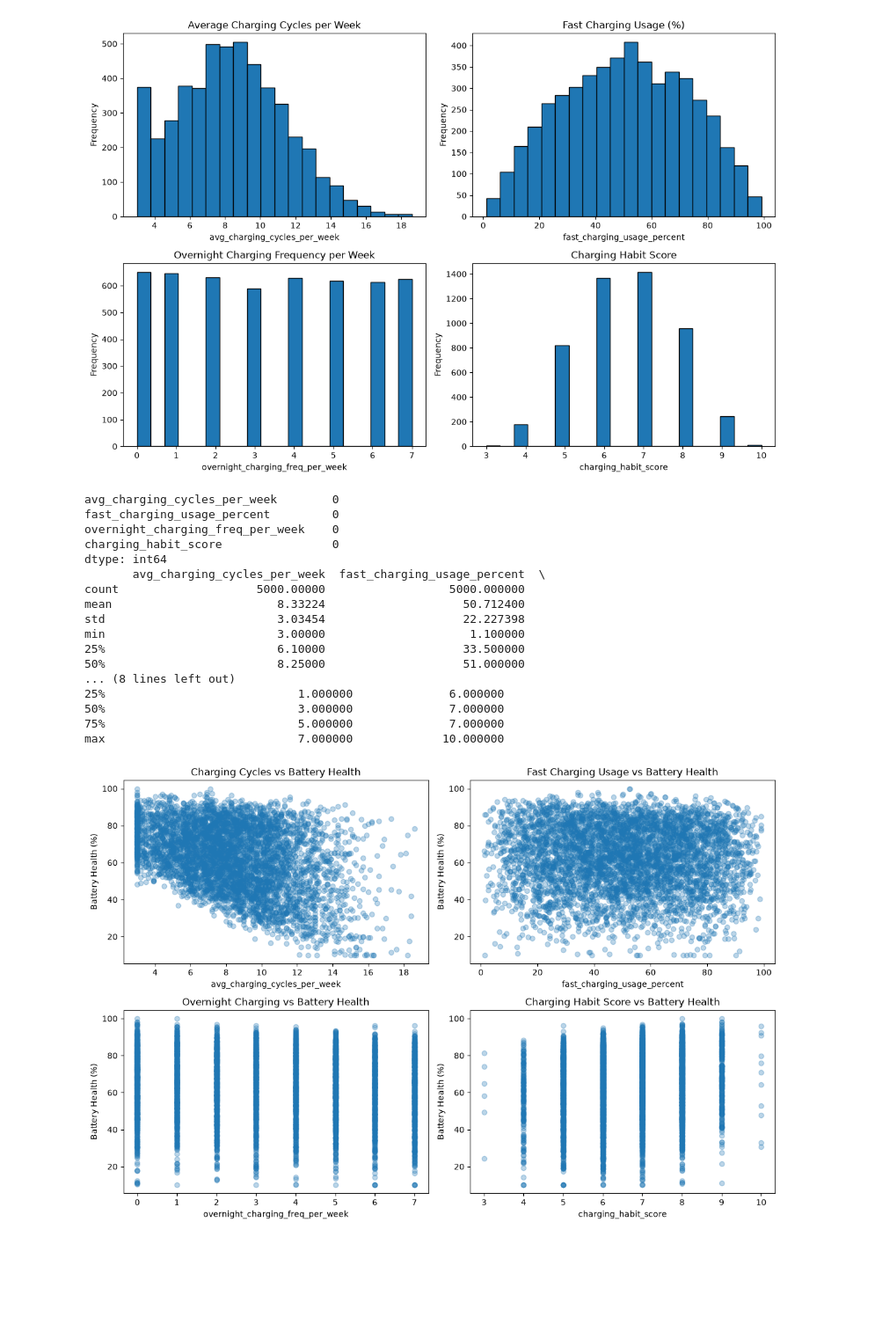
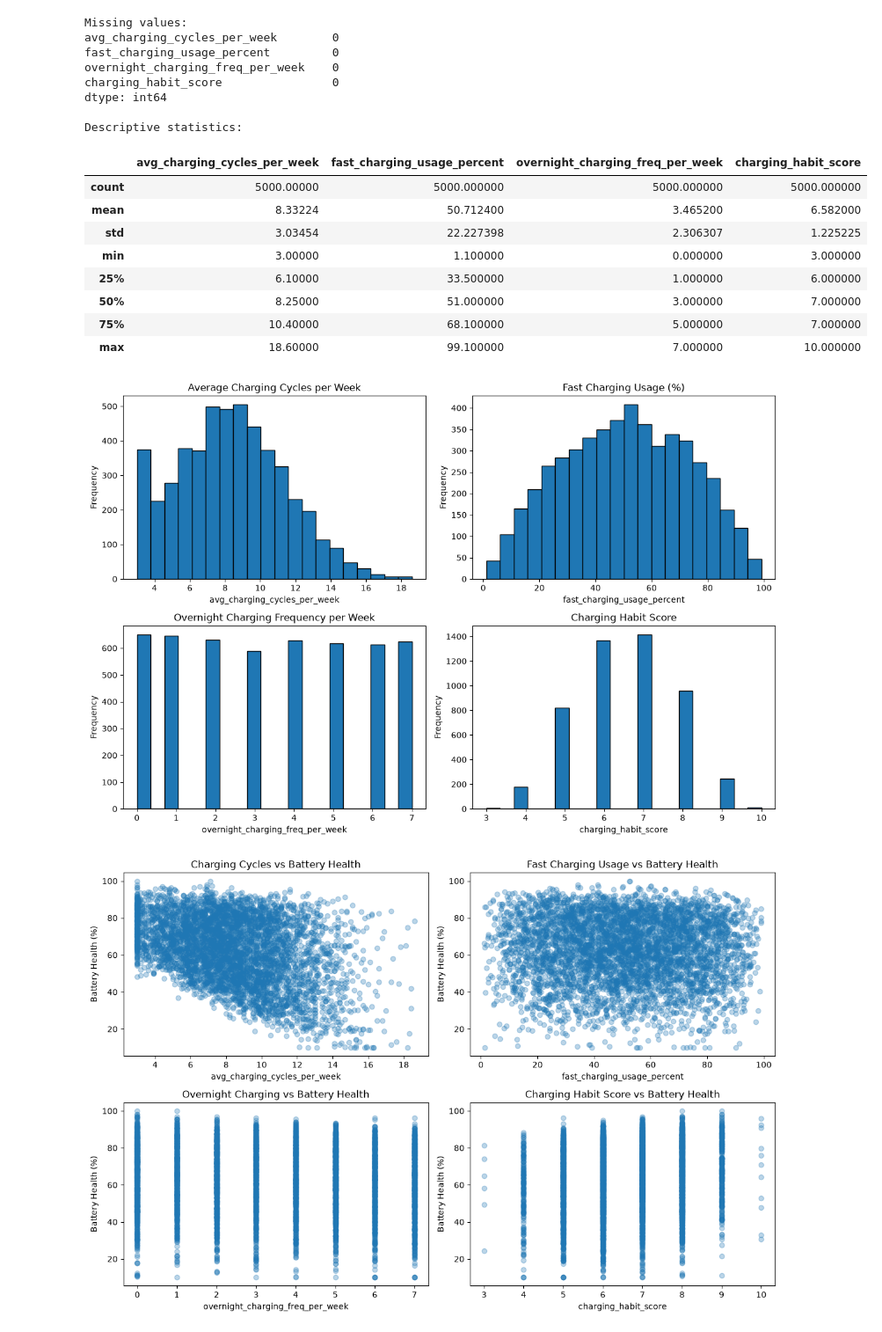
Before and after one commit to thonglim86-cloud/battery-health-project, a Jupyter notebook: charging analysis.ipynb, the cells around one changed output. Shown at 88% size. Drawn from its saved outputs; the diff is of its cells as text; code cells hidden in the pictures; blank space fills up the shorter version.

Commit message:
Rename charging analysis notebook and clean project

```diff
--- a/analysis.ipynb
+++ b/charging analysis.ipynb
@@ -0,0 +1,17 @@
+# %%
+import pandas as pd
+import matplotlib.pyplot as plt
+
+features = pd.read_excel("smartphone_battery_features.xlsx")
+targets = pd.read_excel("smartphone_battery_targets.xlsx")
+
+data = features.merge(targets, on="Device_ID")
+
+charging_vars = [
+    "avg_charging_cycles_per_week",
+    "fast_charging_usage_percent",
+    "overnight_charging_freq_per_week",
+    "charging_habit_score"
+]
+
+data.head()
@@ -1,51 +26,44 @@
 # %%
-import matplotlib.pyplot as plt
+print("Missing values:")
+print(data[charging_vars].isnull().sum())
 
-charging_vars = [
-    "avg_charging_cycles_per_week",
-    "fast_charging_usage_percent",
-    "overnight_charging_freq_per_week",
-    "charging_habit_score"
-]
+print("\nDescriptive statistics:")
+display(data[charging_vars].describe())
 
 titles = [
     "Average Charging Cycles per Week",
     "Fast Charging Usage (%)",
     "Overnight Charging Frequency per Week",
     "Charging Habit Score"
 ]
 
 fig, axes = plt.subplots(2, 2, figsize=(12, 8))
 
-for ax, var, title in zip(axes.flatten(), charging_vars, titles):
-    ax.hist(data[var], bins=20, edgecolor="black")
+for ax, variable, title in zip(axes.flatten(), charging_vars, titles):
+    ax.hist(data[variable], bins=20, edgecolor="black")
     ax.set_title(title)
-    ax.set_xlabel(var)
+    ax.set_xlabel(variable)
     ax.set_ylabel("Frequency")
 
 plt.tight_layout()
 plt.show()
 # %% [output]
+Missing values:
+avg_charging_cycles_per_week        0
+fast_charging_usage_percent         0
+overnight_charging_freq_per_week    0
+charging_habit_score                0
+dtype: int64
+
+Descriptive statistics:
+|  | avg_charging_cycles_per_week | fast_charging_usage_percent | overnight_charging_freq_per_week | charging_habit_score |
+| count | 5000.00000 | 5000.000000 | 5000.000000 | 5000.000000 |
+| mean | 8.33224 | 50.712400 | 3.465200 | 6.582000 |
+| std | 3.03454 | 22.227398 | 2.306307 | 1.225225 |
+| min | 3.00000 | 1.100000 | 0.000000 | 3.000000 |
+| 25% | 6.10000 | 33.500000 | 1.000000 | 6.000000 |
+| 50% | 8.25000 | 51.000000 | 3.000000 | 7.000000 |
+| 75% | 10.40000 | 68.100000 | 5.000000 | 7.000000 |
+| max | 18.60000 | 99.100000 | 7.000000 | 10.000000 |
 [figure]
-# %%
-print(data[charging_vars].isnull().sum())
-print(data[charging_vars].describe())
-# %% [output]
-avg_charging_cycles_per_week        0
-fast_charging_usage_percent         0
-overnight_charging_freq_per_week    0
-charging_habit_score                0
-dtype: int64
-       avg_charging_cycles_per_week  fast_charging_usage_percent  \
-count                    5000.00000                  5000.000000
-mean                        8.33224                    50.712400
-std                         3.03454                    22.227398
-min                         3.00000                     1.100000
-25%                         6.10000                    33.500000
-50%                         8.25000                    51.000000
-... (8 lines left out)
-25%                            1.000000              6.000000
-50%                            3.000000              7.000000
-75%                            5.000000              7.000000
-max                            7.000000             10.000000
 # %%
```
Also changed, not shown: parts of 4 cells of this notebook, 4 other files.
